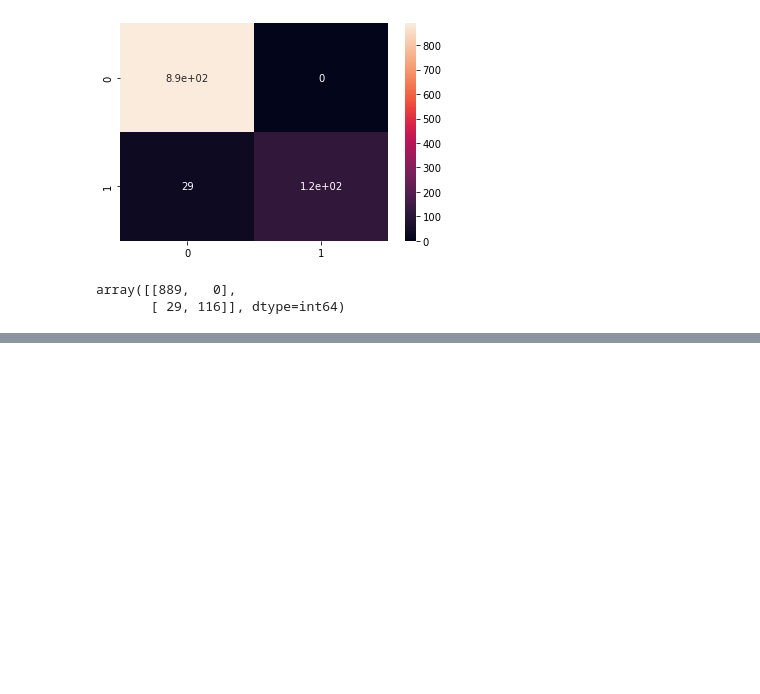
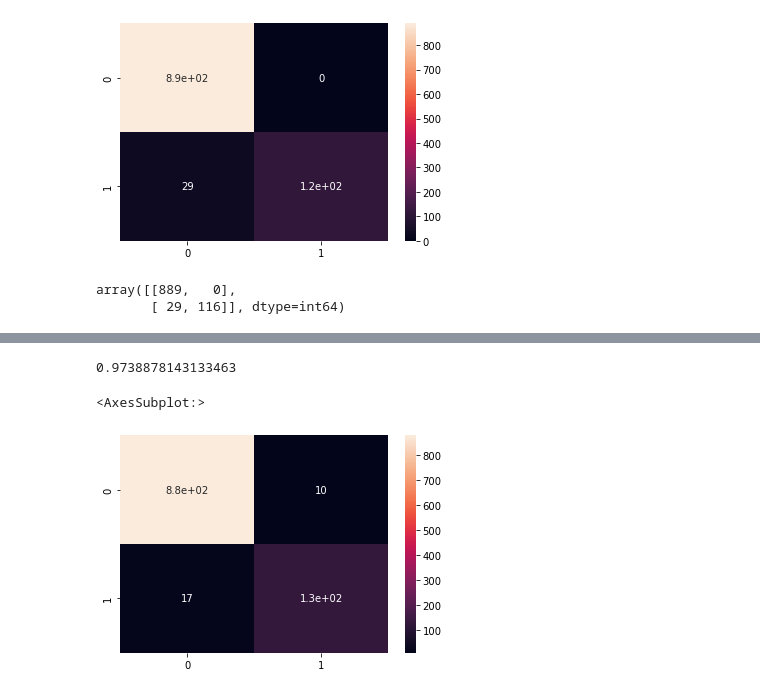
Before and after one commit to NicholusMagak/SMS-Spam-Collection, a Jupyter notebook: Index.ipynb, the cells around one changed output, grey strips where cells are left out. Saved outputs shown, nothing was run; the diff lists cells and outputs as text; code cells hidden in the pictures; blank space fills up the shorter version.

```diff
--- a/Index.ipynb
+++ b/Index.ipynb
@@ -348,0 +492,4 @@ array([[889,   0],
+# %%
+xgboost_classifier = XGBClassifier()
+
+baseline_models(xgboost_classifier, 'baseline XGBoost Classifier')
@@ -348,0 +516,16 @@ array([[889,   0],
+# %%
+y_pred = xgboost_classifier.predict(X_test)
+
+acc = accuracy_score(y_test, y_pred)
+acc
+# %% [output]
+0.9738878143133463
+# %%
+# confusion matrix
+from sklearn.metrics import confusion_matrix
+cm = confusion_matrix(y_test, y_pred)
+
+sns.heatmap(cm, annot=True)
+# %% [output]
+<AxesSubplot:>
+[figure, added]
```
Also changed, not shown: parts of 22 cells of this notebook.
